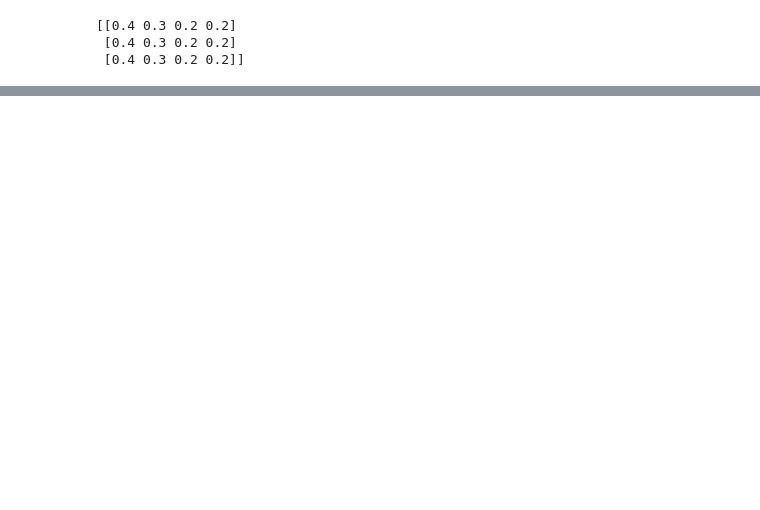
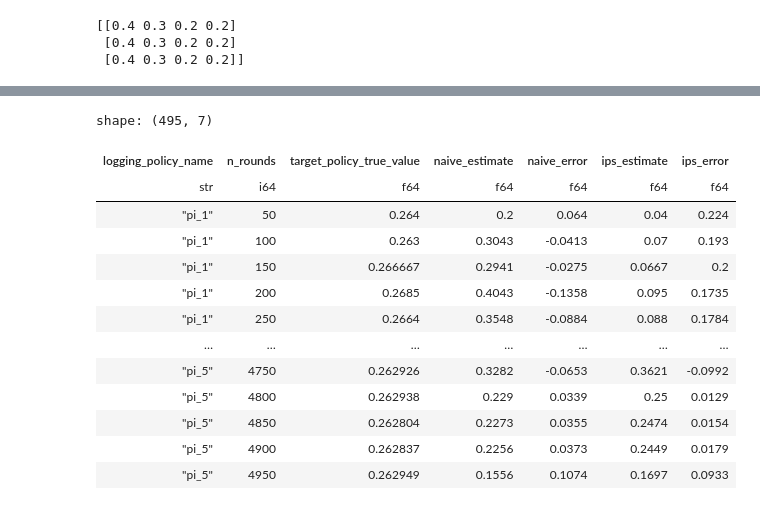
Before and after one commit to morinota/recommender-experiments, a Jupyter notebook: src/recommender_experiments/app/logging_policy_experiment/experiment.ipynb, the cells around one changed output, grey strips where cells are left out. Drawn from its saved outputs; the diff is of its cells as text; code cells hidden in the pictures; blank space fills up the shorter version.

```diff
--- a/src/recommender_experiments/app/logging_policy_experiment/experiment.ipynb
+++ b/src/recommender_experiments/app/logging_policy_experiment/experiment.ipynb
@@ -322,0 +456,29 @@ print(result_dict)
+# %%
+# 小数点以下4桁までに丸める
+rounded_opl_result_df = result_df.with_columns(
+    [
+        result_df["naive_estimate"].round(4).alias("naive_estimate"),
+        result_df["naive_error"].round(4).alias("naive_error"),
+        result_df["ips_estimate"].round(4).alias("ips_estimate"),
+        result_df["ips_error"].round(4).alias("ips_error"),
+    ]
+)
+display(rounded_opl_result_df)
+
+# 結果をcsvファイルに保存
+rounded_opl_result_df.write_csv("result.csv")
+# %% [output]
+shape: (495, 7)
+| logging_policy_name | n_rounds | target_policy_true_value | naive_estimate | naive_error | ips_estimate | ips_error |
+| str | i64 | f64 | f64 | f64 | f64 | f64 |
+| "pi_1" | 50 | 0.264 | 0.2 | 0.064 | 0.04 | 0.224 |
+| "pi_1" | 100 | 0.263 | 0.3043 | -0.0413 | 0.07 | 0.193 |
+| "pi_1" | 150 | 0.266667 | 0.2941 | -0.0275 | 0.0667 | 0.2 |
+| "pi_1" | 200 | 0.2685 | 0.4043 | -0.1358 | 0.095 | 0.1735 |
+| "pi_1" | 250 | 0.2664 | 0.3548 | -0.0884 | 0.088 | 0.1784 |
+| … | … | … | … | … | … | … |
+| "pi_5" | 4750 | 0.262926 | 0.3282 | -0.0653 | 0.3621 | -0.0992 |
+| "pi_5" | 4800 | 0.262938 | 0.229 | 0.0339 | 0.25 | 0.0129 |
+| "pi_5" | 4850 | 0.262804 | 0.2273 | 0.0355 | 0.2474 | 0.0154 |
+| "pi_5" | 4900 | 0.262837 | 0.2256 | 0.0373 | 0.2449 | 0.0179 |
+| "pi_5" | 4950 | 0.262949 | 0.1556 | 0.1074 | 0.1697 | 0.0933 |
```
Also changed, not shown: parts of 13 cells of this notebook.
